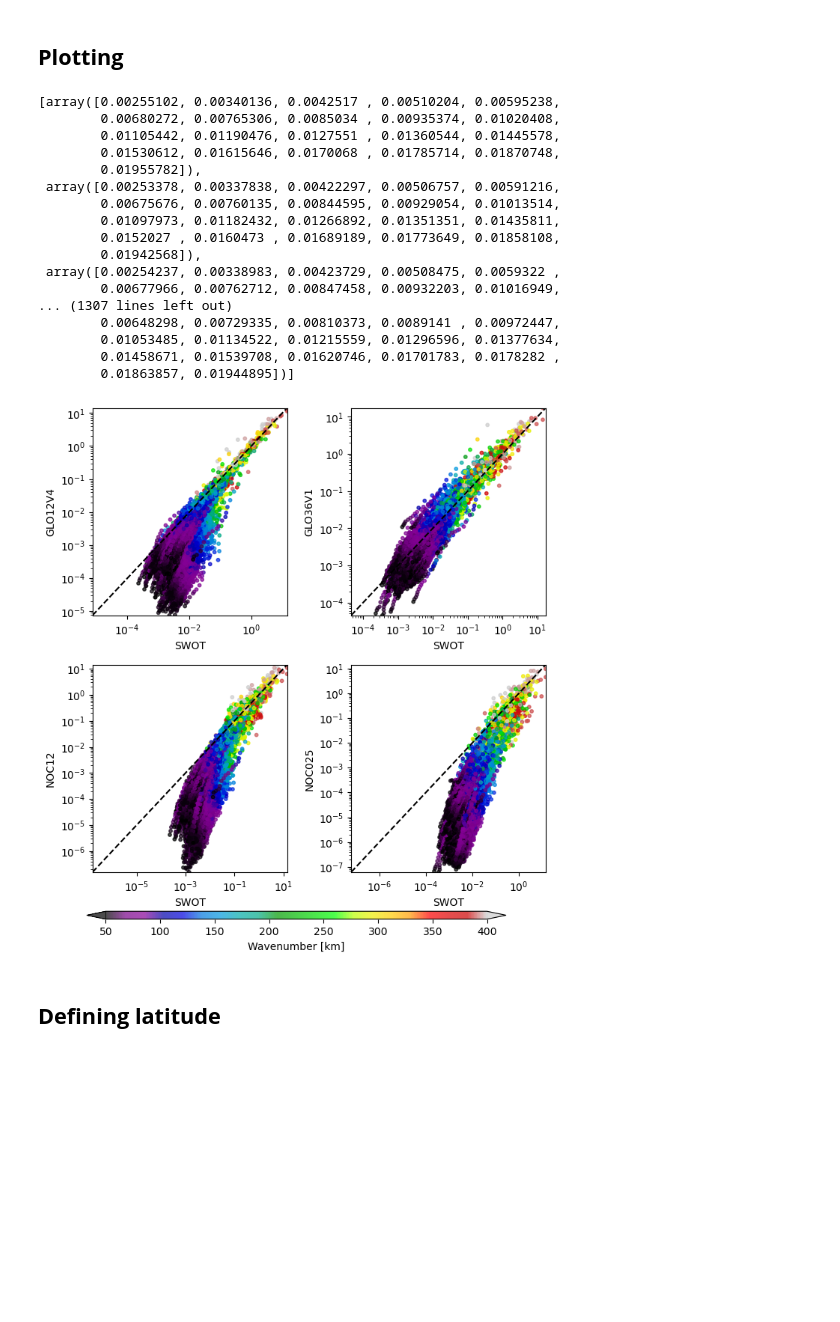
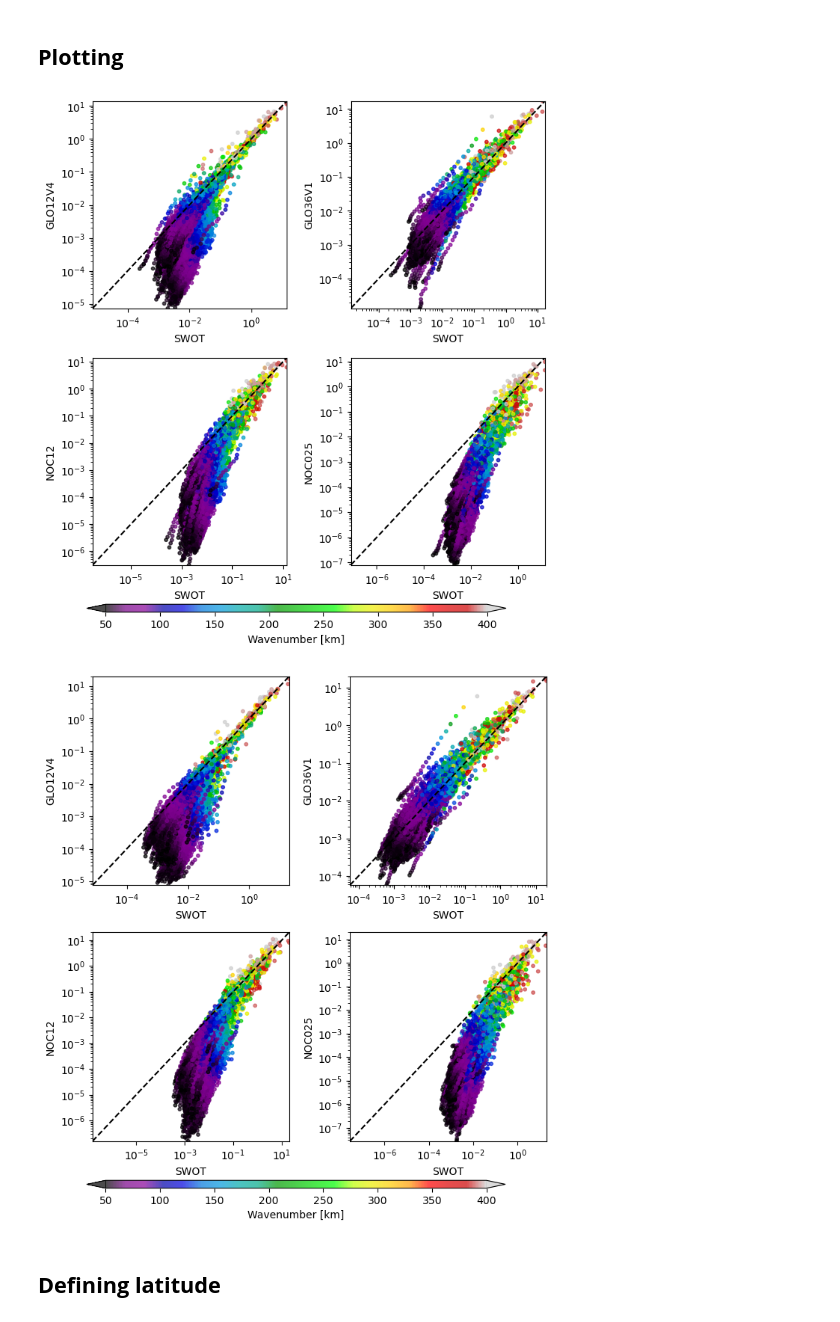
Before and after one commit to IGE-OPERA/swot-omip, a Jupyter notebook: Analysis/GLOBAL/plot_regionbox_testglobal_scatter_v3.ipynb, the cells around one changed output. Cells and saved outputs as stored; diff of their text form; code cells hidden in the pictures; blank space fills up the shorter version.

```diff
--- a/Analysis/GLOBAL/plot_regionbox_testglobal_scatter_v3.ipynb
+++ b/Analysis/GLOBAL/plot_regionbox_testglobal_scatter_v3.ipynb
@@ -291,60 +436,54 @@ s0, freq=load_spectr(season,model[0])
-# %%
-fselected
-# %% [output]
-[array([0.00255102, 0.00340136, 0.0042517 , 0.00510204, 0.00595238,
-        0.00680272, 0.00765306, 0.0085034 , 0.00935374, 0.01020408,
-        0.01105442, 0.01190476, 0.0127551 , 0.01360544, 0.01445578,
-        0.01530612, 0.01615646, 0.0170068 , 0.01785714, 0.01870748,
-        0.01955782]),
- array([0.00253378, 0.00337838, 0.00422297, 0.00506757, 0.00591216,
-        0.00675676, 0.00760135, 0.00844595, 0.00929054, 0.01013514,
-        0.01097973, 0.01182432, 0.01266892, 0.01351351, 0.01435811,
-        0.0152027 , 0.0160473 , 0.01689189, 0.01773649, 0.01858108,
-        0.01942568]),
- array([0.00254237, 0.00338983, 0.00423729, 0.00508475, 0.0059322 ,
-        0.00677966, 0.00762712, 0.00847458, 0.00932203, 0.01016949,
-... (1307 lines left out)
-        0.00648298, 0.00729335, 0.00810373, 0.0089141 , 0.00972447,
-        0.01053485, 0.01134522, 0.01215559, 0.01296596, 0.01377634,
-        0.01458671, 0.01539708, 0.01620746, 0.01701783, 0.0178282 ,
-        0.01863857, 0.01944895])]
 # %%
 
 
 season="JFM"
 
 
 #MODEL LOAD
 models=["GLO12","GLO36","NOC12","NOC025","SWOT"]
 
 model= ["GLO12V4","GLO36V1","NOC12","NOC025","SWOT"]
 import matplotlib.pyplot as plt
 
 
 
-s0, freq=load_spectr(season,model[0])
-s1, freq=load_spectr(season,model[1])
-s2, freq=load_spectr(season,model[2])
-s3, freq=load_spectr(season,model[3])
-s4, freq=load_spectr(season,model[4])
+s0W,s0S, freq=load_spectr(model[0],north_boxes,south_boxes)
+s1W,s1S, freq=load_spectr(model[1],north_boxes,south_boxes)
+s2W,s2S, freq=load_spectr(model[2],north_boxes,south_boxes)
+s3W,s3S, freq=load_spectr(model[3],north_boxes,south_boxes)
+s4W,s4S, freq=load_spectr(model[4],north_boxes,south_boxes)
 
 fig, ax = plt.subplots(2,2,figsize=(7,7))
 
-sc0 = plot_spectral_scatter(ax[0,0],freq,s4,s0,"SWOT", model[0])
-sc1 = plot_spectral_scatter(ax[0,1],freq,s4,s1,"SWOT", model[1])
-sc2 = plot_spectral_scatter(ax[1,0],freq,s4,s2,"SWOT", model[2])
-sc3 = plot_spectral_scatter(ax[1,1],freq,s4,s3,"SWOT", model[3])
+sc0 = plot_spectral_scatter(ax[0,0],freq,s4W,s0W,"SWOT", model[0])
+sc1 = plot_spectral_scatter(ax[0,1],freq,s4W,s1W,"SWOT", model[1])
+sc2 = plot_spectral_scatter(ax[1,0],freq,s4W,s2W,"SWOT", model[2])
+sc3 = plot_spectral_scatter(ax[1,1],freq,s4W,s3W,"SWOT", model[3])
 
 cbar_ax = fig.add_axes([0.1, 0.0, .8, 0.015])
 cbar = fig.colorbar(sc3,cax=cbar_ax, orientation='horizontal', fraction=0.02,  extend='both')
 cbar.set_label("Wavenumber [km]")
 plt.tight_layout()
-plt.savefig("Fig/scatter_global_"+season+".png",dpi=300,transparent=False, bbox_inches="tight")
+plt.savefig("Fig/scatter_global_winter.png",dpi=300,transparent=False, bbox_inches="tight")
+plt.show()
 
 
+fig, ax = plt.subplots(2,2,figsize=(7,7))
+
+sc0 = plot_spectral_scatter(ax[0,0],freq,s4S,s0S,"SWOT", model[0])
+sc1 = plot_spectral_scatter(ax[0,1],freq,s4S,s1S,"SWOT", model[1])
+sc2 = plot_spectral_scatter(ax[1,0],freq,s4S,s2S,"SWOT", model[2])
+sc3 = plot_spectral_scatter(ax[1,1],freq,s4S,s3S,"SWOT", model[3])
+
+cbar_ax = fig.add_axes([0.1, 0.0, .8, 0.015])
+cbar = fig.colorbar(sc3,cax=cbar_ax, orientation='horizontal', fraction=0.02,  extend='both')
+cbar.set_label("Wavenumber [km]")
+plt.tight_layout()
+plt.savefig("Fig/scatter_global_summer.png",dpi=300,transparent=False, bbox_inches="tight")
 plt.show()
 # %% [output]
-[figure, old version]
+[figure, new version]
+[figure, added]
 # %% [markdown]
 ## **Defining latitude**
 # %%
```
Also changed, not shown: parts of 6 cells of this notebook.
